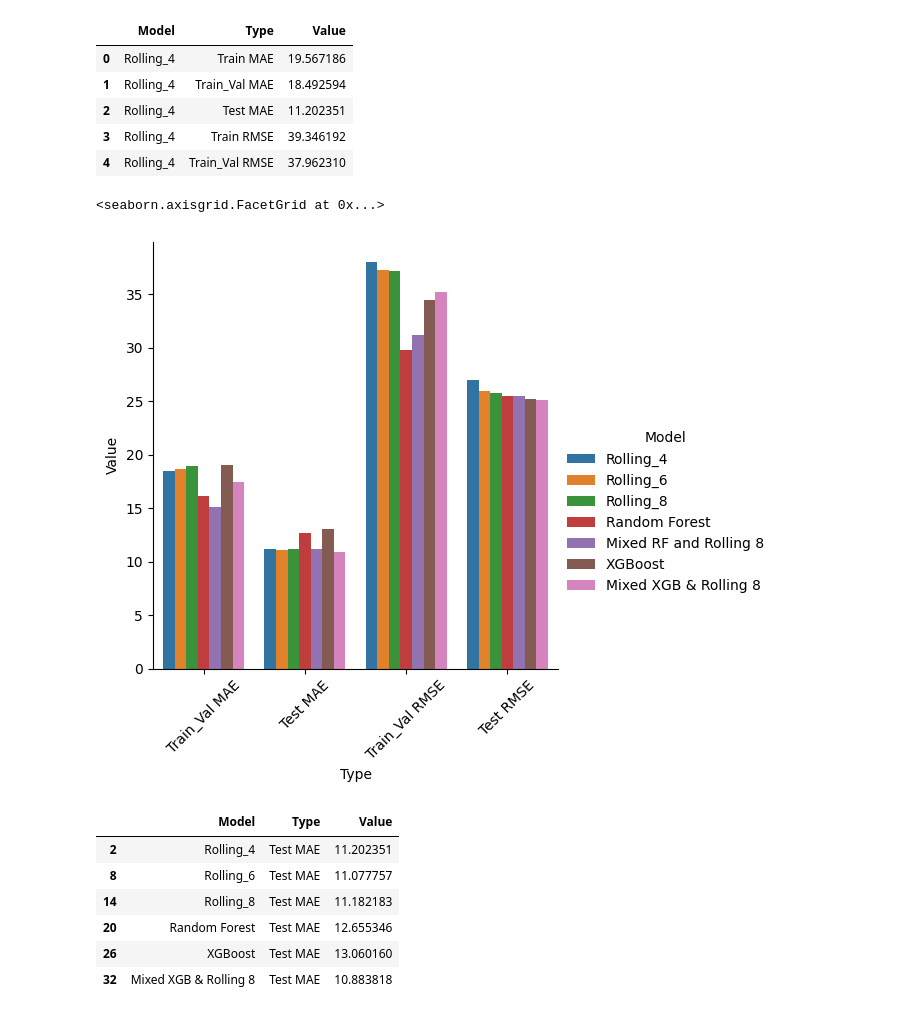
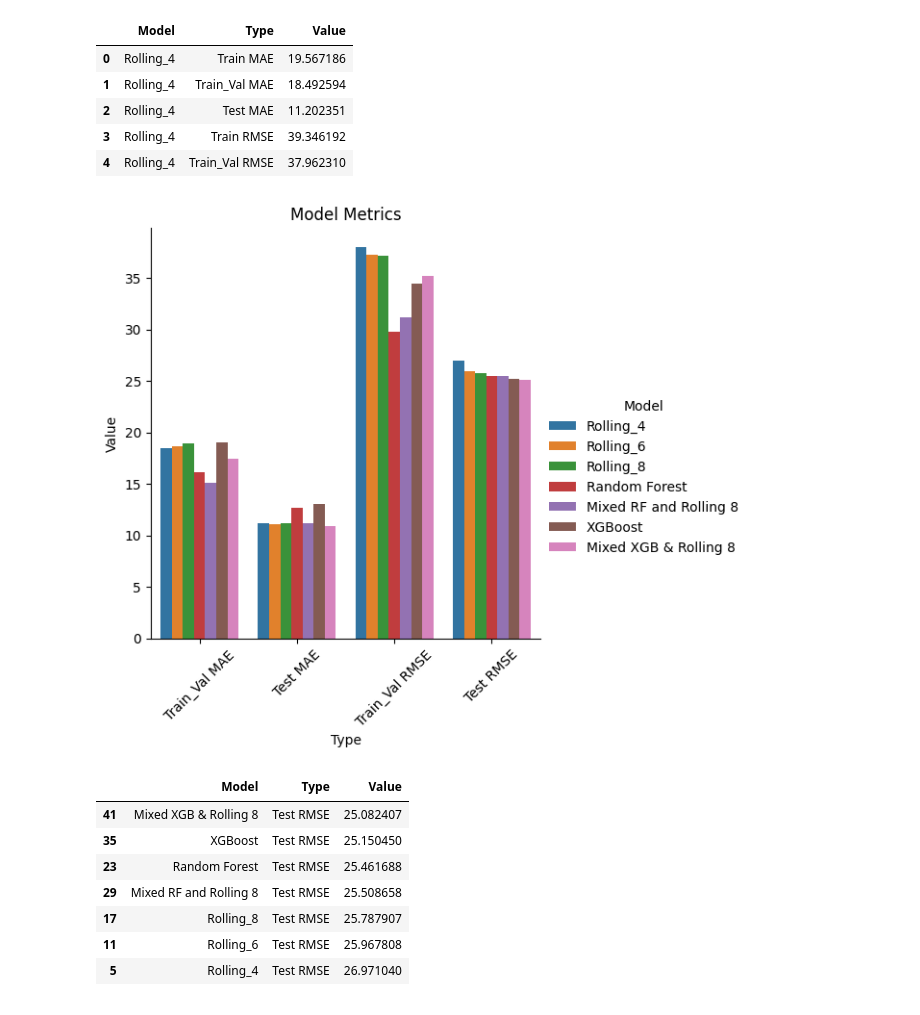
Before and after one commit to bowserd1/Iowa-Food-Coop, a Jupyter notebook: Modeling.ipynb, the cells around one changed output. Drawn from its saved outputs; the diff is of its cells as text; code cells hidden in the pictures.

```diff
--- a/Modeling.ipynb
+++ b/Modeling.ipynb
@@ -87,3 +87,5 @@ print(xgb_best_params)
+# %%
+xgb_best_params = {'subsample': 0.7999999999999999, 'n_estimators': 400, 'max_depth': 3, 'learning_rate': 0.01, 'colsample_bytree': 0.6, 'colsample_bylevel': 0.4}
 # %%
 print(xgb_best_model)
 # %% [output]
@@ -302,18 +297,20 @@ results_df.head()
 # %%
 results_df = results_df[(results_df['Type']!= 'Train MAE') & (results_df['Type']!= 'Train RMSE')]
 # %%
-plot = sns.catplot(data=test, x= 'Type', y = 'Value', kind = 'bar', hue ='Model' )
+plot = sns.catplot(data=results_df, x= 'Type', y = 'Value', kind = 'bar', hue ='Model' )
 plot.set_xticklabels(rotation=45)
+plt.title("Model Metrics")
+plt.savefig('Model_Metrics',bbox_inches='tight')
 # %% [output]
-<seaborn.axisgrid.FacetGrid at 0x...>
-[figure, old version]
+[figure, new version]
 # %%
-results_df[results_df['Type']=='Test MAE']
+results_df[results_df['Type']=='Test RMSE'].sort_values(by="Value")
 # %% [output]
 |  | Model | Type | Value |
-| 2 | Rolling_4 | Test MAE | 11.202351 |
-| 8 | Rolling_6 | Test MAE | 11.077757 |
-| 14 | Rolling_8 | Test MAE | 11.182183 |
-| 20 | Random Forest | Test MAE | 12.655346 |
-| 26 | XGBoost | Test MAE | 13.060160 |
-| 32 | Mixed XGB & Rolling 8 | Test MAE | 10.883818 |
+| 41 | Mixed XGB & Rolling 8 | Test RMSE | 25.082407 |
+| 35 | XGBoost | Test RMSE | 25.150450 |
+| 23 | Random Forest | Test RMSE | 25.461688 |
+| 29 | Mixed RF and Rolling 8 | Test RMSE | 25.508658 |
+| 17 | Rolling_8 | Test RMSE | 25.787907 |
+| 11 | Rolling_6 | Test RMSE | 25.967808 |
+| 5 | Rolling_4 | Test RMSE | 26.971040 |
```
Also changed, not shown: parts of 5 cells of this notebook.
